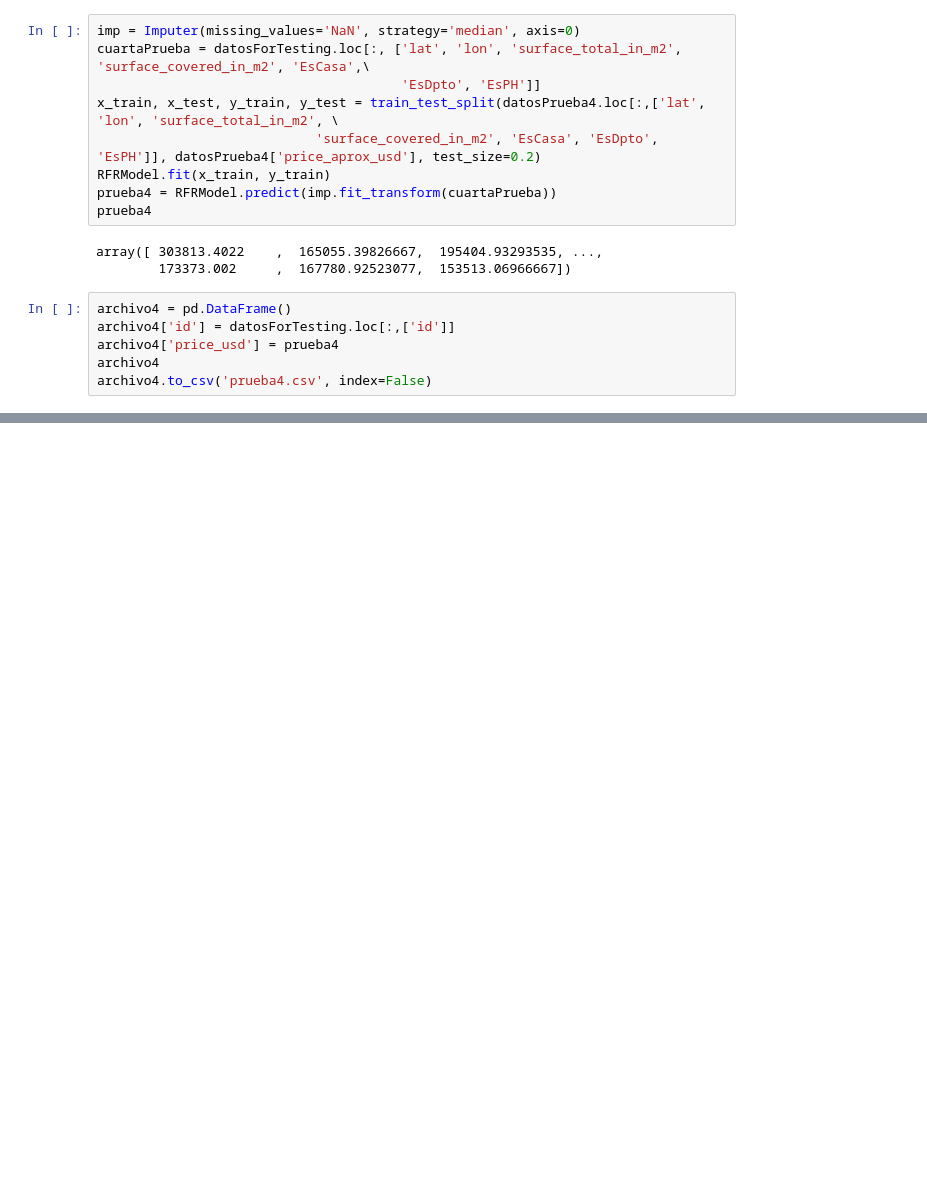
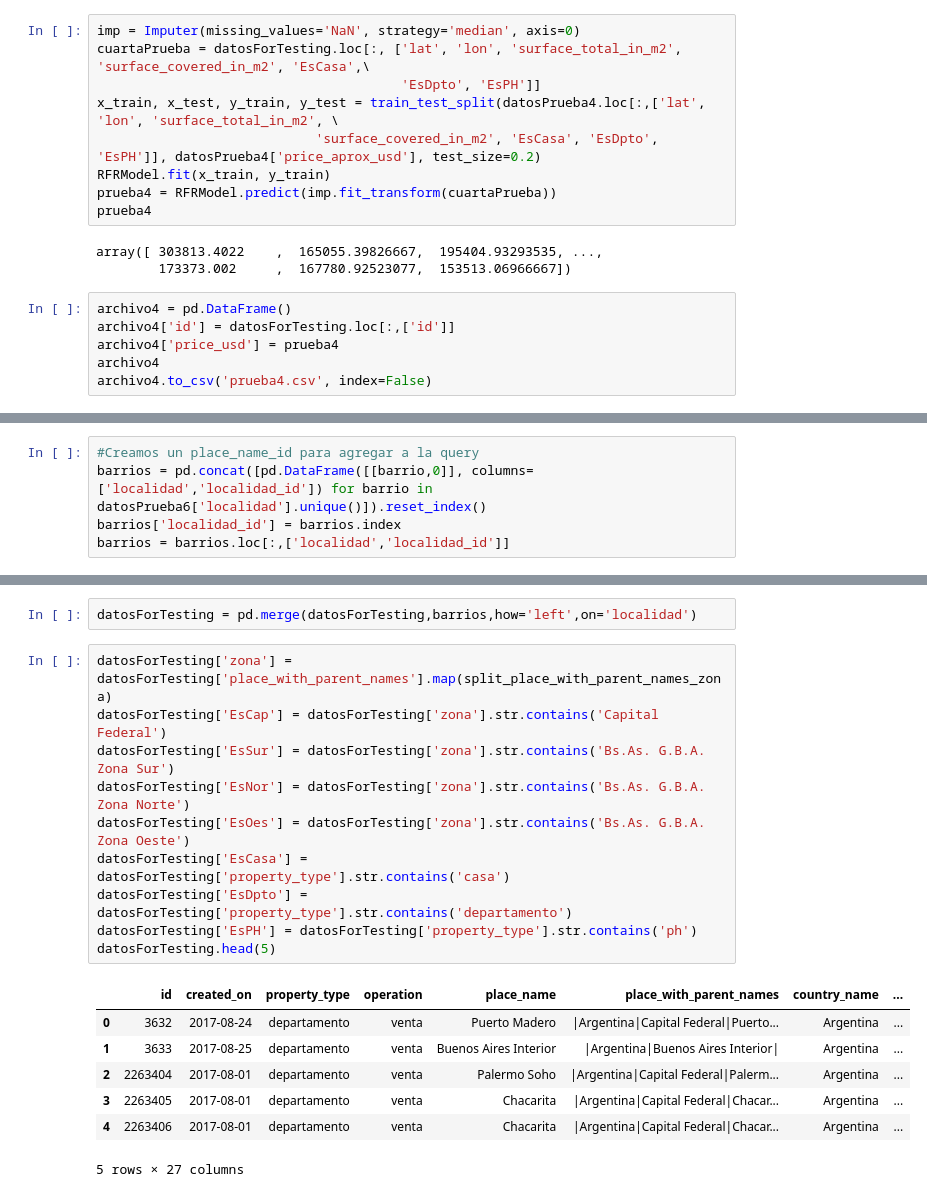
Before and after one commit to NicoGallegos/tpdatos, a Jupyter notebook: TP 2 2.0.ipynb, the cells around one changed output, grey strips where cells are left out. Saved outputs shown, nothing was run; the diff lists cells and outputs as text; blank space fills up the shorter version.

```diff
--- a/TP 2 2.0.ipynb
+++ b/TP 2 2.0.ipynb
@@ -837,0 +994,5 @@ archivo4.to_csv('prueba4.csv', index=False)
+# %%
+#Creamos un place_name_id para agregar a la query
+barrios = pd.concat([pd.DataFrame([[barrio,0]], columns=['localidad','localidad_id']) for barrio in datosPrueba6['localidad'].unique()]).reset_index()
+barrios['localidad_id'] = barrios.index
+barrios = barrios.loc[:,['localidad','localidad_id']]
@@ -837,0 +1144,20 @@ archivo4.to_csv('prueba4.csv', index=False)
+# %%
+datosForTesting = pd.merge(datosForTesting,barrios,how='left',on='localidad')
+# %%
+datosForTesting['zona'] = datosForTesting['place_with_parent_names'].map(split_place_with_parent_names_zona)
+datosForTesting['EsCap'] = datosForTesting['zona'].str.contains('Capital Federal')
+datosForTesting['EsSur'] = datosForTesting['zona'].str.contains('Bs.As. G.B.A. Zona Sur')
+datosForTesting['EsNor'] = datosForTesting['zona'].str.contains('Bs.As. G.B.A. Zona Norte')
+datosForTesting['EsOes'] = datosForTesting['zona'].str.contains('Bs.As. G.B.A. Zona Oeste')
+datosForTesting['EsCasa'] = datosForTesting['property_type'].str.contains('casa')
+datosForTesting['EsDpto'] = datosForTesting['property_type'].str.contains('departamento')
+datosForTesting['EsPH'] = datosForTesting['property_type'].str.contains('ph')
+datosForTesting.head(5)
+# %% [output]
+|  | id | created_on | property_type | operation | place_name | place_with_parent_names | country_name | ... |
+| 0 | 3632 | 2017-08-24 | departamento | venta | Puerto Madero | |Argentina|Capital Federal|Puerto... | Argentina | ... |
+| 1 | 3633 | 2017-08-25 | departamento | venta | Buenos Aires Interior | |Argentina|Buenos Aires Interior| | Argentina | ... |
+| 2 | 2263404 | 2017-08-01 | departamento | venta | Palermo Soho | |Argentina|Capital Federal|Palerm... | Argentina | ... |
+| 3 | 2263405 | 2017-08-01 | departamento | venta | Chacarita | |Argentina|Capital Federal|Chacar... | Argentina | ... |
+| 4 | 2263406 | 2017-08-01 | departamento | venta | Chacarita | |Argentina|Capital Federal|Chacar... | Argentina | ... |
+5 rows × 27 columns
```
Also changed, not shown: parts of 63 cells of this notebook.
